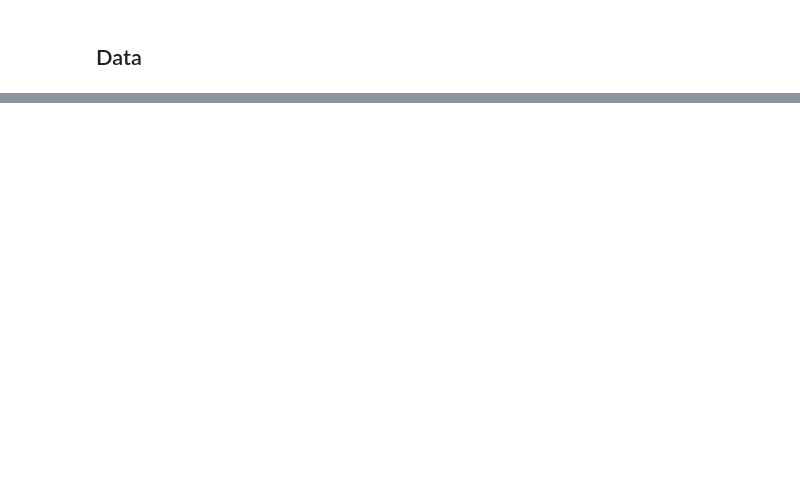
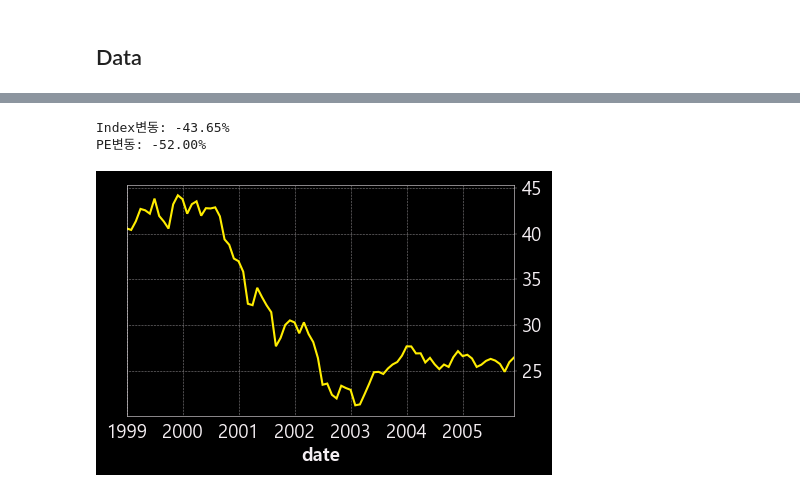
Before and after one commit to hansJeong/OpenBB, a Jupyter notebook: Dashboard/Quant.ipynb, the cells around one changed output, grey strips where cells are left out. Drawn from its saved outputs; the diff is of its cells as text; code cells hidden in the pictures; blank space fills up the shorter version.

```diff
--- a/Dashboard/Quant.ipynb
+++ b/Dashboard/Quant.ipynb
@@ -189,0 +36,25 @@ openbb.qa.unitroot(sp500_df['P/E % Change'])
+# %%
+div_yield = quandl.get('MULTPL/SP500_DIV_YIELD_MONTH', collapse = 'monthly')
+sp_pe = quandl.get('MULTPL/SP500_PE_RATIO_MONTH', collapse = 'monthly')
+shiller_pe = quandl.get('MULTPL/SHILLER_PE_RATIO_MONTH', collapse = 'monthly')
+earning_yield = quandl.get('MULTPL/SP500_EARNINGS_YIELD_MONTH', collapse = 'monthly')
+sp500_inf_adj = quandl.get('MULTPL/SP500_INFLADJ_MONTH', collapse = 'monthly')
+sp500 = quandl.get('MULTPL/SP500_REAL_PRICE_MONTH', collapse = 'monthly')
+
+div_yield.rename(columns={'Value':'Div yield'}, inplace = True)
+earning_yield.rename(columns={'Value':'Earning yield'}, inplace = True)
+sp_pe.rename(columns={'Value':'PE(SP)'}, inplace = True)
+shiller_pe.rename(columns={'Value':'PE(Siller)'}, inplace = True)
+sp500_inf_adj.rename(columns = {'Value': 'SP(Inflation-Adjusted)'}, inplace = True)
+sp500.rename(columns = {'Value': 'SP'}, inplace = True)
+
+sp500_df = sp500.join(sp500_inf_adj)
+pe_df = shiller_pe.join(sp_pe)
+yield_df = earning_yield.join(div_yield)
+
+dataset = sp500_df.join([pe_df, yield_df])
+rets = dataset.pct_change().dropna()
+std, variance = openbb.qa.spread(data = rets['SP(Inflation-Adjusted)'], window = 3)
+dataset = dataset.join([std, variance])
+dataset = dataset.dropna()
+dataset.rename_axis('date', inplace = True)
@@ -189,0 +151,11 @@ openbb.qa.unitroot(sp500_df['P/E % Change'])
+# %%
+## 닷컴버블
+temp = dataset["1999":"2005"]
+temp['PE(Siller)'].plot()
+## temp['SP'].plot()
+print(f"Index변동: {((temp['SP'].min()/temp['SP'].max())-1)*1e2:.2f}%")
+print(f"PE변동: {((temp['PE(Siller)'].min()/temp['PE(Siller)'].max())-1)*1e2:.2f}%")
+# %% [output]
+Index변동: -43.65%
+PE변동: -52.00%
+[figure, added]
```
Also changed, not shown: parts of 33 cells of this notebook, 2 other files.
